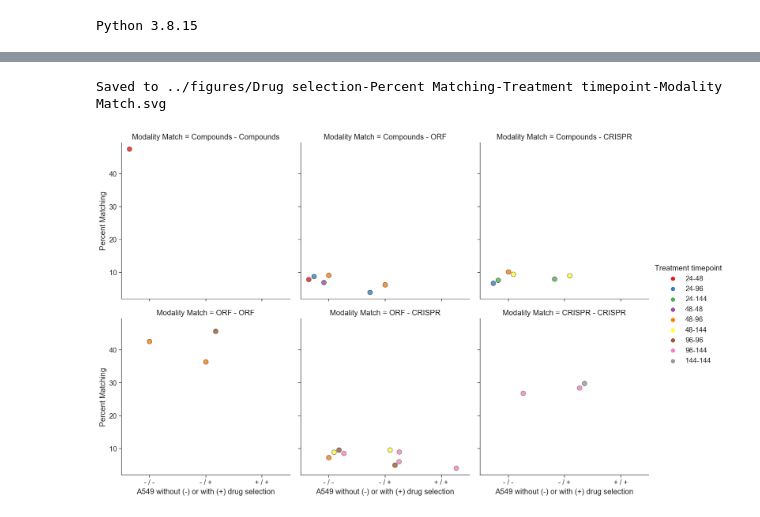
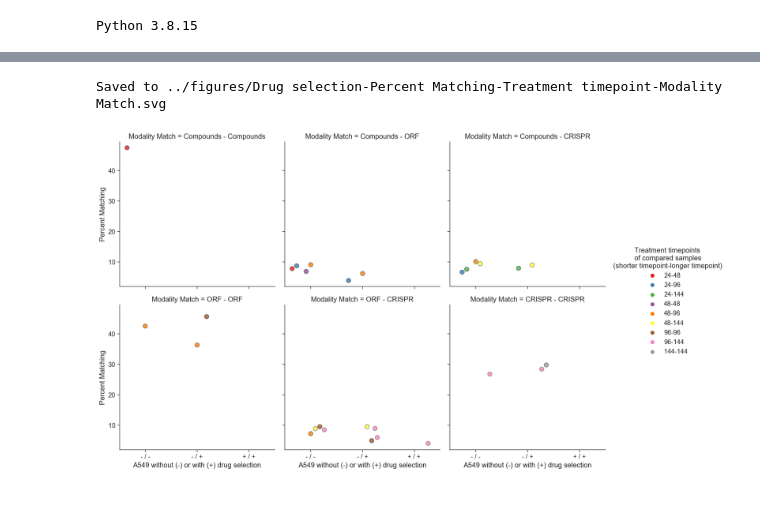
Before and after one commit to carpenter-singh-lab/2023_Cimini_NatureProtocols, a Jupyter notebook: notebooks/AssessDrugSelection.ipynb, the cells around one changed output, grey strips where cells are left out. Drawn from its saved outputs; the diff is of its cells as text; code cells hidden in the pictures.

```diff
--- a/notebooks/AssessDrugSelection.ipynb
+++ b/notebooks/AssessDrugSelection.ipynb
@@ -122,24 +122,24 @@ plate_match_df = pandas.read_csv(f'checkpoint_csvs/{variable_to_save}-matching.c
 # %%
 hue_order = enforce_timepoint_order_in_plot(list(plate_match_df['Treatment timepoint']))
 col_order = enforce_modality_match_order_in_plot(list(plate_match_df['Modality Match']))
 
 extended_variable_name = 'A549 without (-) or with (+) drug selection'
 x = extended_variable_name
 y = 'Percent Matching'
 hue = 'Treatment timepoint'
 extended_hue_name = '            Treatment timepoints\n            of compared samples\n (shorter timepoint-longer timepoint)'
 col = 'Modality Match'
 
 plate_match_df[extended_hue_name] = plate_match_df[hue]
 plate_match_df[extended_variable_name] = plate_match_df[variable]
 plate_match_df[extended_variable_name].replace({'A549 - A549':'- / -',
 'A549 - A549+Selection':'- / +','A549+Selection - A549+Selection':'+ / +'},inplace=True)
 
 
 
-plot_simple_comparison(df=plate_match_df,x=x,y=y,hue=hue,
+plot_simple_comparison(df=plate_match_df,x=x,y=y,hue=extended_hue_name,
 hue_order=hue_order, col = col, col_order = col_order, col_wrap=3,ylim=[5,40],
 plotname=f"{variable}-{y}-{hue}-{col}.svg")
 # %% [output]
 Saved to ../figures/Drug selection-Percent Matching-Treatment timepoint-Modality Match.svg
-[figure, old version]
+[figure, new version]
```
Also changed, not shown: parts of 1 cell of this notebook, 1 other file.
